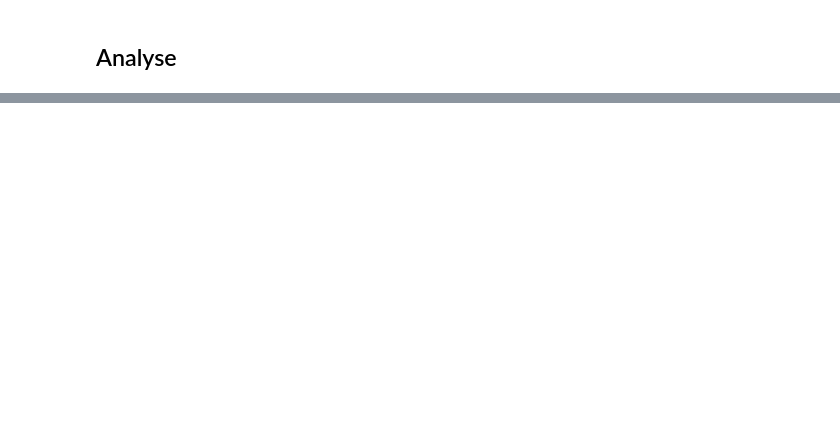
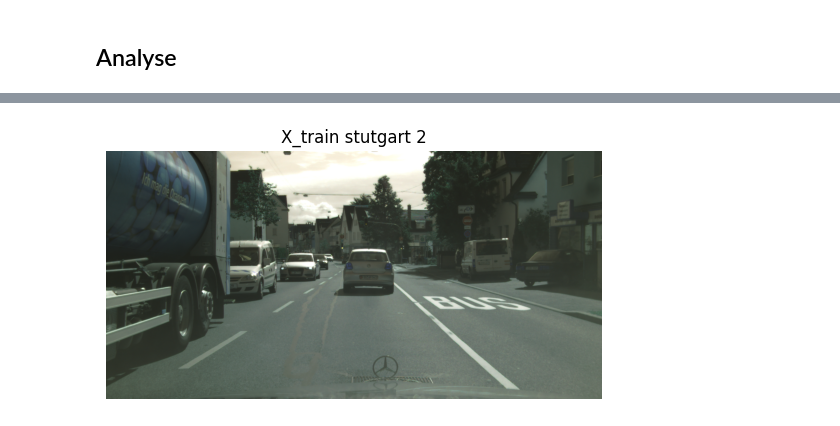
Before and after one commit to YANNBEN2310/DETECTION_RECOGNITION, a Jupyter notebook: Projet_Detection&Reconnaissance.ipynb, the cells around one changed output, grey strips where cells are left out. Saved outputs shown, nothing was run; the diff lists cells and outputs as text; code cells hidden in the pictures; blank space fills up the shorter version.

Commit message:
data analysis started

```diff
--- a/Projet_Detection&Reconnaissance.ipynb
+++ b/Projet_Detection&Reconnaissance.ipynb
@@ -123,2 +152,10 @@ display(ⵜⵎⵙⵙⵓⵏⵜ)
 # %% [markdown]
 ## Analyse
+# %%
+#afficher 3-4 images de dossier DATA/X/X/X_train_stutgart
+
+img1 = cv2.imread('Data\X\X_train_stutgart\stuttgart\stuttgart_000000_000019_leftImg8bit.png')
+plt.imshow(img1)
+plt.axis('off')
+plt.title("X_train stutgart 1")
+plt.show()
@@ -124,0 +164,10 @@ display(ⵜⵎⵙⵙⵓⵏⵜ)
+# %%
+img2= cv2.imread('Data\X\X_train_stutgart\stuttgart\stuttgart_000001_000019_leftImg8bit.png')
+img1= cv2.cvtColor(img1, cv2.COLOR_BGR2RGB)
+
+plt.imshow(img2)
+plt.axis('off')
+plt.title("X_train stutgart 2")
+plt.show()
+# %% [output]
+[figure, added]
```
Also changed, not shown: parts of 17 cells of this notebook.
